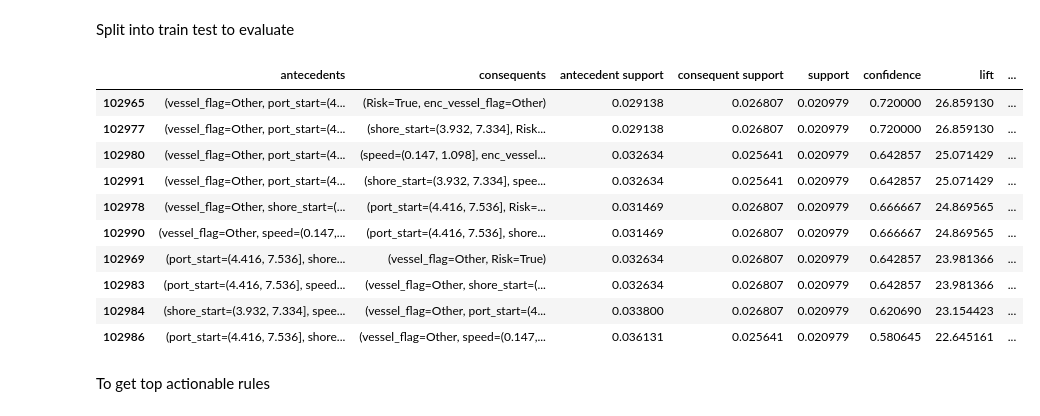
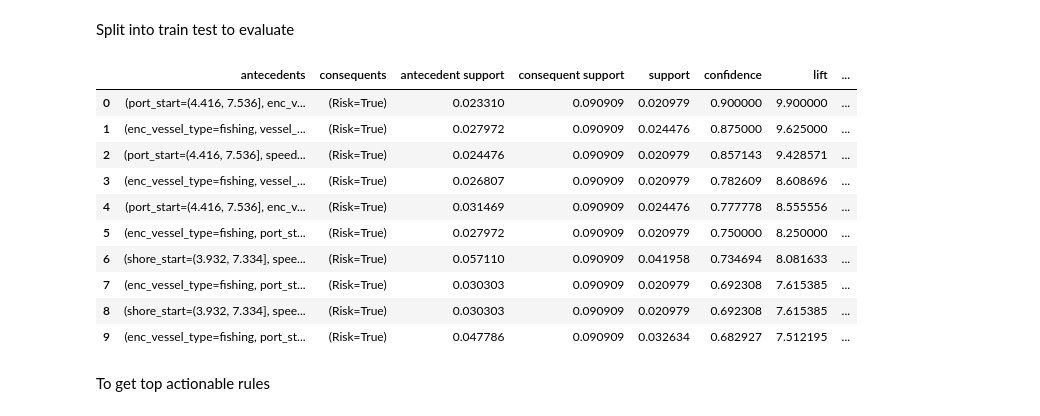
Before and after one commit to zuweii/datamining, a Jupyter notebook: collision.ipynb, the cells around one changed output. Drawn from its saved outputs; the diff is of its cells as text; code cells hidden in the pictures.

```diff
--- a/collision.ipynb
+++ b/collision.ipynb
@@ -276,26 +265,34 @@ Create a balanced sample: keep all positives and randomly sample negatives
 # %%
 # undersample negatives
 from mlxtend.frequent_patterns import apriori, association_rules
+from mlxtend.preprocessing import TransactionEncoder
+
 pos_df = df[df['encounter__potentialRisk'] == True]
 neg_df = df[df['encounter__potentialRisk'] == False]
 sample_neg = neg_df.sample(n=min(len(neg_df), len(pos_df)*10), random_state=42)  # 10x negatives
+
 df_bal = pd.concat([pos_df, sample_neg]).reset_index(drop=True)
 
 # transactions for balanced
 transactions_bal = df_bal.apply(row_to_items, axis=1).tolist()
 te_bal = TransactionEncoder()
 te_bal_ary = te_bal.fit(transactions_bal).transform(transactions_bal)
-df_bal_trans = pd.DataFrame(te_bal_ary, columns=te_bal.columns_)
+# boolean DataFrame for mlxtend frequent_patterns
+df_bal_trans = pd.DataFrame(te_bal_ary, columns=te_bal.columns_).astype(bool)
 
 # run apriori
 min_support_bal = 0.02   # tweak: 2% of balanced sample
 freq_itemsets_bal = apriori(df_bal_trans, min_support=min_support_bal, use_colnames=True)
 rules_bal = association_rules(freq_itemsets_bal, metric='confidence', min_threshold=0.4)
 
-# keep only rules where consequent contains 'Risk=True'
-rules_bal = rules_bal[rules_bal['consequents'].apply(lambda c: 'Risk=True' in c)]
-# add absolute counts
-rules_bal['antecedent_count'] = rules_bal['support'] * len(df_bal_trans)
+# keep only rules where consequent is exactly 'Risk=True'
+rules_bal = rules_bal[rules_bal['consequents'].apply(lambda c: c == frozenset({'Risk=True'}))].copy()
+
+# add absolute counts using antecedent support and rule support
+N_bal = len(df_bal_trans)
+rules_bal['support_count'] = (rules_bal['support'] * N_bal).round().astype(int)
+rules_bal['antecedent_count'] = (rules_bal['antecedent support'] * N_bal).round().astype(int)
+
 rules_bal = rules_bal.sort_values(['lift','confidence','antecedent_count'], ascending=[False,False,False])
 rules_bal.head(30)
 # %% [output]
@@ -356,56 +356,58 @@ filtered_pruned.sort_values(['lift','confidence'], ascending=[False,False]).rese
 Split into train test to evaluate
 # %%
 from sklearn.model_selection import train_test_split
+from mlxtend.preprocessing import TransactionEncoder
+
 df_train, df_test = train_test_split(df, test_size=0.3, stratify=df['encounter__potentialRisk'], random_state=42)
 
 # create transactions for train/test using same itemization function
 transactions_train = df_train.apply(row_to_items, axis=1).tolist()
 transactions_test = df_test.apply(row_to_items, axis=1).tolist()
 
-te_train = TransactionEncoder()
-te_train_ary = te_train.fit(transactions_train).transform(transactions_train)
-df_train_trans = pd.DataFrame(te_train_ary, columns=te_train.columns_)
+# FIT ON TRAIN, TRANSFORM TEST to align columns
+te = TransactionEncoder()
+te.fit(transactions_train)
+train_ary = te.transform(transactions_train)
+test_ary  = te.transform(transactions_test)
 
-te_test = TransactionEncoder()
-te_test_ary = te_test.fit(transactions_test).transform(transactions_test)  # note: ensure columns alignment is managed
-df_test_trans = pd.DataFrame(te_test_ary, columns=te_test.columns_)
+df_train_trans = pd.DataFrame(train_ary, columns=te.columns_).astype(bool)
+df_test_trans  = pd.DataFrame(test_ary,  columns=te.columns_).astype(bool)
+
+# Ensure Risk=True exists in test even if absent
+if 'Risk=True' not in df_test_trans.columns:
+    df_test_trans['Risk=True'] = False
 
 # For a given rule (antecedents -> 'Risk=True'), compute test confidence:
 def test_confidence(rule_antecedents, df_test_trans):
-    # rule_antecedents: frozenset of strings like {'vessel_type=Tanker', 'speed=...'}
     antecedents = list(rule_antecedents)
-    # if any antecedent not present as column in test, confidence undefined
     for a in antecedents:
         if a not in df_test_trans.columns:
             return np.nan
     antecedent_mask = df_test_trans[antecedents].all(axis=1)
-    antecedent_count = antecedent_mask.sum()
+    antecedent_count = int(antecedent_mask.sum())
     if antecedent_count == 0:
         return np.nan
-    # check Risk=True column
-    if 'Risk=True' not in df_test_trans.columns:
-        return np.nan
-    both_count = (antecedent_mask & df_test_trans['Risk=True']).sum()
+    both_count = int((antecedent_mask & df_test_trans['Risk=True']).sum())
     return both_count / antecedent_count
 
 # apply to filtered_pruned
 filtered_pruned['test_confidence'] = filtered_pruned['antecedents'].apply(lambda a: test_confidence(a, df_test_trans))
 
-# sort rulws by lift, confidence, test_confidence
-filtered_pruned.sort_values(['lift','confidence','test_confidence'], ascending=[False,False,False]).reset_index(drop=True)
+# sort rules by lift, confidence, test_confidence
+filtered_pruned = filtered_pruned.sort_values(['lift','confidence','test_confidence'], ascending=[False,False,False]).reset_index(drop=True)
 filtered_pruned.head(10)
 # %% [output]
 |  | antecedents | consequents | antecedent support | consequent support | support | confidence | lift | ... |
-| 102965 | (vessel_flag=Other, port_start=(4... | (Risk=True, enc_vessel_flag=Other) | 0.029138 | 0.026807 | 0.020979 | 0.720000 | 26.859130 | ... |
-| 102977 | (vessel_flag=Other, port_start=(4... | (shore_start=(3.932, 7.334], Risk... | 0.029138 | 0.026807 | 0.020979 | 0.720000 | 26.859130 | ... |
-| 102980 | (vessel_flag=Other, port_start=(4... | (speed=(0.147, 1.098], enc_vessel... | 0.032634 | 0.025641 | 0.020979 | 0.642857 | 25.071429 | ... |
-| 102991 | (vessel_flag=Other, port_start=(4... | (shore_start=(3.932, 7.334], spee... | 0.032634 | 0.025641 | 0.020979 | 0.642857 | 25.071429 | ... |
-| 102978 | (vessel_flag=Other, shore_start=(... | (port_start=(4.416, 7.536], Risk=... | 0.031469 | 0.026807 | 0.020979 | 0.666667 | 24.869565 | ... |
-| 102990 | (vessel_flag=Other, speed=(0.147,... | (port_start=(4.416, 7.536], shore... | 0.031469 | 0.026807 | 0.020979 | 0.666667 | 24.869565 | ... |
-| 102969 | (port_start=(4.416, 7.536], shore... | (vessel_flag=Other, Risk=True) | 0.032634 | 0.026807 | 0.020979 | 0.642857 | 23.981366 | ... |
-| 102983 | (port_start=(4.416, 7.536], speed... | (vessel_flag=Other, shore_start=(... | 0.032634 | 0.026807 | 0.020979 | 0.642857 | 23.981366 | ... |
-| 102984 | (shore_start=(3.932, 7.334], spee... | (vessel_flag=Other, port_start=(4... | 0.033800 | 0.026807 | 0.020979 | 0.620690 | 23.154423 | ... |
-| 102986 | (port_start=(4.416, 7.536], shore... | (vessel_flag=Other, speed=(0.147,... | 0.036131 | 0.025641 | 0.020979 | 0.580645 | 22.645161 | ... |
+| 0 | (port_start=(4.416, 7.536], enc_v... | (Risk=True) | 0.023310 | 0.090909 | 0.020979 | 0.900000 | 9.900000 | ... |
+| 1 | (enc_vessel_type=fishing, vessel_... | (Risk=True) | 0.027972 | 0.090909 | 0.024476 | 0.875000 | 9.625000 | ... |
+| 2 | (port_start=(4.416, 7.536], speed... | (Risk=True) | 0.024476 | 0.090909 | 0.020979 | 0.857143 | 9.428571 | ... |
+| 3 | (enc_vessel_type=fishing, vessel_... | (Risk=True) | 0.026807 | 0.090909 | 0.020979 | 0.782609 | 8.608696 | ... |
+| 4 | (port_start=(4.416, 7.536], enc_v... | (Risk=True) | 0.031469 | 0.090909 | 0.024476 | 0.777778 | 8.555556 | ... |
+| 5 | (enc_vessel_type=fishing, port_st... | (Risk=True) | 0.027972 | 0.090909 | 0.020979 | 0.750000 | 8.250000 | ... |
+| 6 | (shore_start=(3.932, 7.334], spee... | (Risk=True) | 0.057110 | 0.090909 | 0.041958 | 0.734694 | 8.081633 | ... |
+| 7 | (enc_vessel_type=fishing, port_st... | (Risk=True) | 0.030303 | 0.090909 | 0.020979 | 0.692308 | 7.615385 | ... |
+| 8 | (shore_start=(3.932, 7.334], spee... | (Risk=True) | 0.030303 | 0.090909 | 0.020979 | 0.692308 | 7.615385 | ... |
+| 9 | (enc_vessel_type=fishing, port_st... | (Risk=True) | 0.047786 | 0.090909 | 0.032634 | 0.682927 | 7.512195 | ... |
 # %% [markdown]
 To get top actionable rules
 # %%
```
Also changed, not shown: parts of 7 cells of this notebook, 2 other files.
